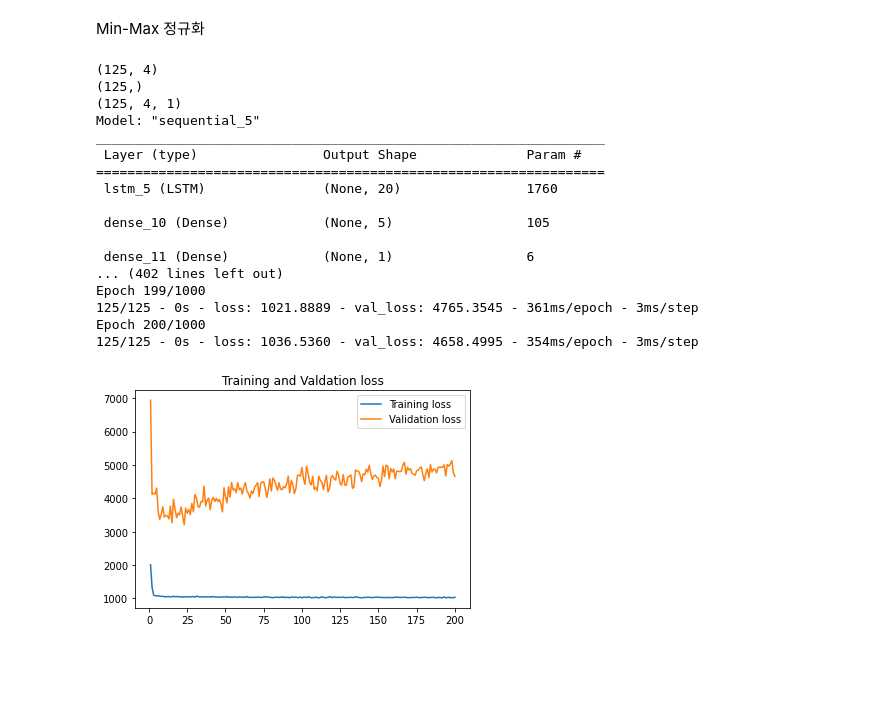
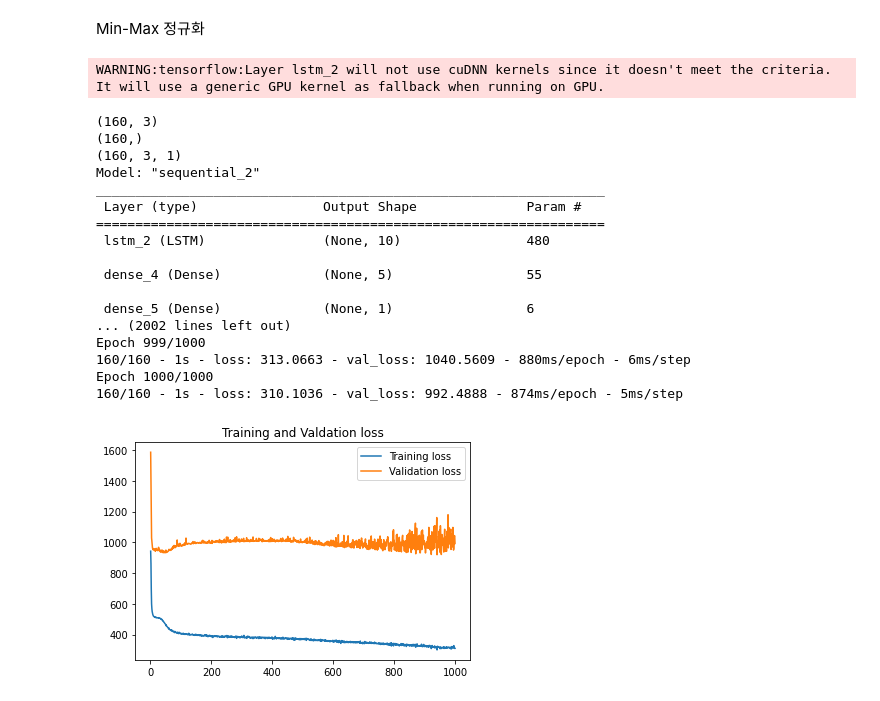
Before and after one commit to sexymonster/Projects, a Jupyter notebook: TeamProject/TomatoDataCustom1.ipynb, the cells around one changed output. Drawn from its saved outputs; the diff is of its cells as text; code cells hidden in the pictures; blank space fills up the shorter version.

```diff
--- a/TeamProject/TomatoDataCustom1.ipynb
+++ b/TeamProject/TomatoDataCustom1.ipynb
@@ -760,0 +750,12 @@ memory usage: 26.2 KB
+# %%
+df_merge2 = pd.merge(new_live2, env2, left_index=True, right_index=True, how='outer')
+df_merge3 = pd.merge(new_live3, env3, left_index=True, right_index=True, how='outer')
+df_merge4 = pd.merge(new_live4, env4, left_index=True, right_index=True, how='outer')
+df_merge5 = pd.merge(new_live5, env5, left_index=True, right_index=True, how='outer')
+df_merge7 = pd.merge(new_live7, env7, left_index=True, right_index=True, how='outer')
+df_merge8 = pd.merge(new_live8, env8, left_index=True, right_index=True, how='outer')
+df_merge9 = pd.merge(new_live9, env9, left_index=True, right_index=True, how='outer')
+df_merge11 = pd.merge(new_live11, env11, left_index=True, right_index=True, how='outer')
+df_merge12 = pd.merge(new_live12, env12, left_index=True, right_index=True, how='outer')
+df_merge13 = pd.merge(new_live13, env13, left_index=True, right_index=True, how='outer')
+df_merge14 = pd.merge(new_live15, env14, left_index=True, right_index=True, how='outer')
@@ -780,6 +796,10 @@ ndf_merge1 = ndf_merge1.iloc[:-1 , :]
 # %%
 # 농가 2) Nan값 삭제
-ndf_merge2 = df_merge2[df_merge2["지온(도)"].isnull() == False ]
-# ndf_merge1 = ndf_merge1[ndf_merge1["강우감지"].isnull() == False ]
-ndf_merge2 = ndf_merge2.iloc[:-3 , :]
+ndf_merge2 = df_merge2[df_merge2["열매수(개)"].isnull() == False ]
+ndf_merge2 = ndf_merge2[ndf_merge2["외부온도(도)"].isnull() == False ]
+# ndf_merge2 = ndf_merge2.iloc[:-3 , :]
+# %%
+# 농가 12) Nan값 삭제
+ndf_merge12 = df_merge12[df_merge12["열매수(개)"].isnull() == False ]
+ndf_merge12 = ndf_merge12[ndf_merge12["내부온도(도)"].isnull() == False ]
 # %%
@@ -889,14 +887,14 @@ Min-Max 정규화
 # normalization_df = (df - df.mean())/df.std()
 # normalization_df.head()
 # %%
-x = array(ndf_merge1[["내부습도(%)","지습(%)","일사량(W/m-2·s)","내부온도(도)"]])
-y = array(ndf_merge1["열매수(개)"])
+x = array(ndf_merge2[["내부습도(%)","일사량(W/m-2·s)","내부온도(도)"]])
+y = array(ndf_merge2["열매수(개)"])
 
-x_3 = array(ndf_merge3[["내부습도(%)","지습(%)","일사량(W/m-2·s)","내부온도(도)"]])
-y_3 = array(ndf_merge3["열매수(개)"])
+x_12 = array(ndf_merge12[["내부습도(%)","일사량(W/m-2·s)","내부온도(도)"]])
+y_12 = array(ndf_merge12["열매수(개)"])
 
 x1_norm = (x-x.mean())/x.std()
-x3_norm = (x_3-x_3.mean())/x_3.std()
+x12_norm = (x_12-x_12.mean())/x_12.std()
 
 print(x1_norm.shape)
 print(y.shape)
@@ -904,7 +902,7 @@ x1_norm = x1_norm.reshape((x1_norm.shape[0], x1_norm.shape[1],1))
 print(x1_norm.shape)
 
 model = Sequential()
-model.add(LSTM(20, activation = "relu", input_shape = (4,1)))
+model.add(LSTM(10, activation = "relu", input_shape = (3,1)))
 model.add(Dense(5))
 model.add(Dense(1))
 model.summary()
@@ -917,39 +915,40 @@ early_stopping = EarlyStopping(monitor = "loss", patience = 100, mode = "auto")
 # loss값을 모니터해서 과적합이 생기면 100번 더 돌고 끊음
 # mode=auto loss면 최저값이100번정도 반복되면 정지, acc면 최고값이 100번정도 반복되면 정지
 # mode=min, mode=max
-history = model.fit(x1_norm, y,
+history1 = model.fit(x1_norm, y,
                     epochs = 1000,
                     batch_size = 1,
                     verbose = 2,
                     callbacks = [early_stopping],
-                    validation_data=(x3_norm,y_3))
+                    validation_data=(x12_norm,y_12))
 # %% [output]
-(125, 4)
-(125,)
-(125, 4, 1)
-Model: "sequential_5"
-_________________________________________________________________
- Layer (type)                Output Shape              Param #
-=================================================================
- lstm_5 (LSTM)               (None, 20)                1760
-
- dense_10 (Dense)            (None, 5)                 105
-
- dense_11 (Dense)            (None, 1)                 6
-... (402 lines left out)
-Epoch 199/1000
-125/125 - 0s - loss: 1021.8889 - val_loss: 4765.3545 - 361ms/epoch - 3ms/step
-Epoch 200/1000
-125/125 - 0s - loss: 1036.5360 - val_loss: 4658.4995 - 354ms/epoch - 3ms/step
+WARNING:tensorflow:Layer lstm_2 will not use cuDNN kernels since it doesn't meet the criteria. It will use a generic GPU kernel as fallback when running on GPU.
+(160, 3)
+(160,)
+(160, 3, 1)
+Model: "sequential_2"
+_________________________________________________________________
+ Layer (type)                Output Shape              Param #
+=================================================================
+ lstm_2 (LSTM)               (None, 10)                480
+
+ dense_4 (Dense)             (None, 5)                 55
+
+ dense_5 (Dense)             (None, 1)                 6
+... (2002 lines left out)
+Epoch 999/1000
+160/160 - 1s - loss: 313.0663 - val_loss: 1040.5609 - 880ms/epoch - 6ms/step
+Epoch 1000/1000
+160/160 - 1s - loss: 310.1036 - val_loss: 992.4888 - 874ms/epoch - 5ms/step
 # %%
-loss = history.history['loss']
-val_loss = history.history['val_loss']
+loss = history1.history['loss']
+val_loss = history1.history['val_loss']
 epochs = range(1, len(loss)+1)
 plt.figure()
 plt.plot(epochs, loss, label='Training loss')
 plt.plot(epochs, val_loss, label='Validation loss')
 plt.title('Training and Valdation loss')
 plt.legend()
 plt.show()
 # %% [output]
-[figure, old version]
+[figure, new version]
```
Also changed, not shown: parts of 53 cells of this notebook.
